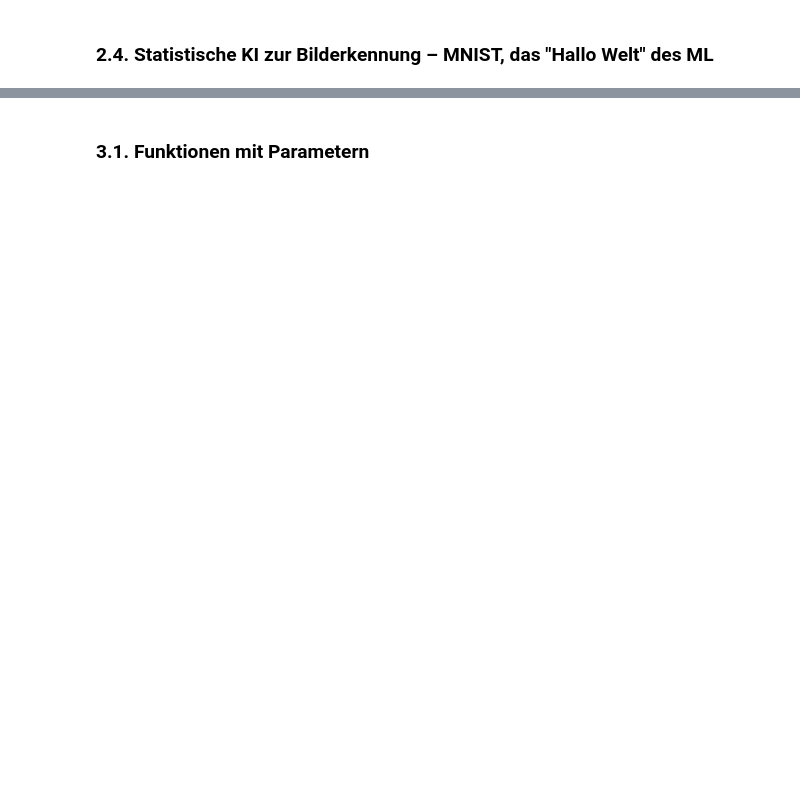
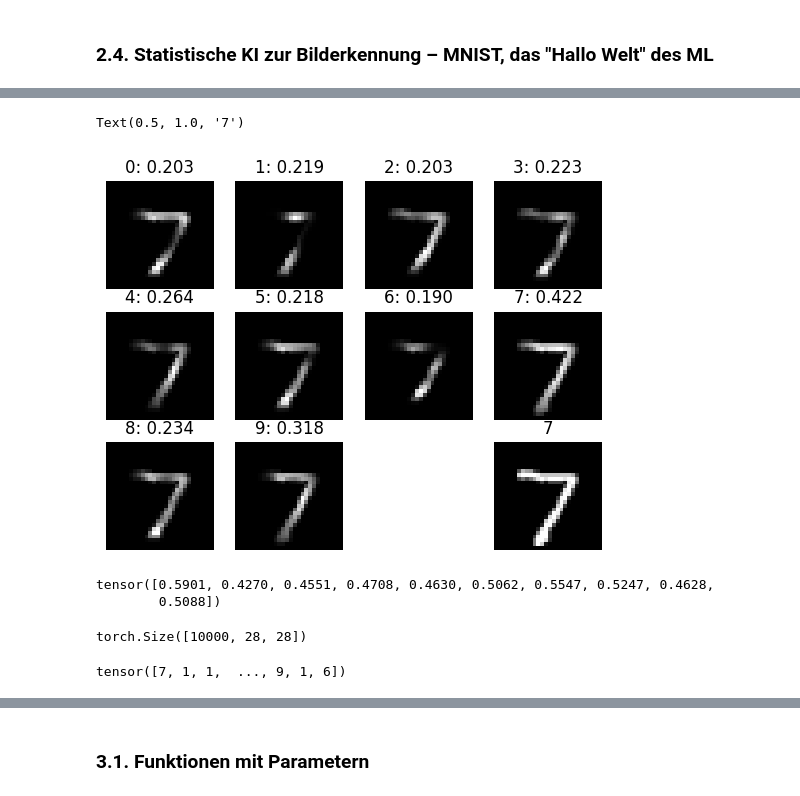
Before and after one commit to sadilek/ki-vortrag, a Jupyter notebook: vortrag.ipynb, the cells around one changed output, grey strips where cells are left out. Cells and saved outputs as stored; diff of their text form; code cells hidden in the pictures; blank space fills up the shorter version.

```diff
--- a/vortrag.ipynb
+++ b/vortrag.ipynb
@@ -130,22 +208,34 @@ for i in range(10):
 # %%
-sample = 3
+sample = 0
 for i in range(10):
     plt.subplot(3, 4, i + 1)
     show((mean[i] * test_X[sample]))
     plt.title("%d: %.3f" % (i, torch.sum(mean[i] * test_X[sample])))
 plt.subplot(3, 4, 12)
 show(test_X[sample])
 plt.title(str(test_y[sample].item()))
+# %% [output]
+Text(0.5, 1.0, '7')
+[figure, added]
 # %%
 def classify_digit(sample):
     return (mean * sample).sum(axis=(1, 2))
 
 
 classify_digit(test_X[3])
+# %% [output]
+tensor([0.5901, 0.4270, 0.4551, 0.4708, 0.4630, 0.5062, 0.5547, 0.5247, 0.4628,
+        0.5088])
+# %%
+test_X.shape
+# %% [output]
+torch.Size([10000, 28, 28])
 # %%
 test_classification = torch.stack(
     [classify_digit(sample).argmax() for sample in test_X]
 )
 test_classification
+# %% [output]
+tensor([7, 1, 1,  ..., 9, 1, 6])
 # %%
 test_y
```
Also changed, not shown: parts of 78 cells of this notebook, 3 other files.
